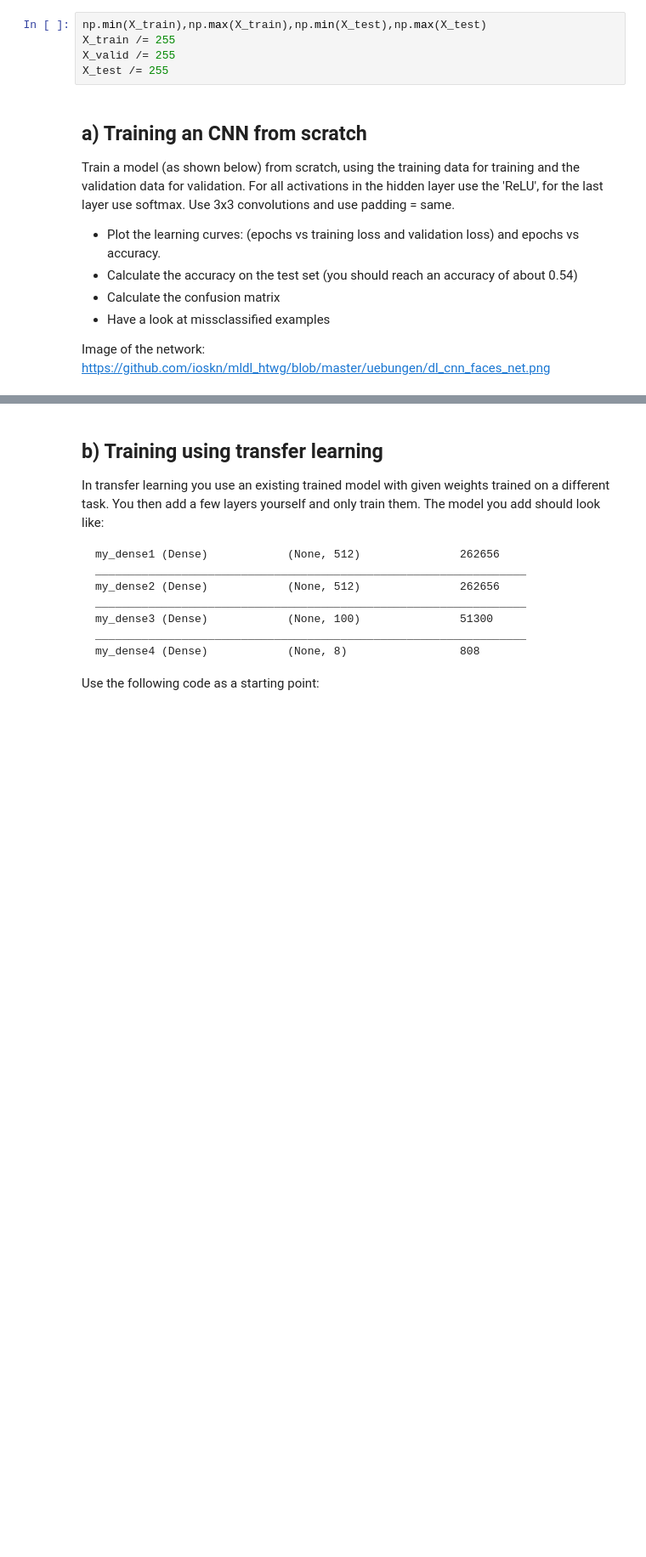
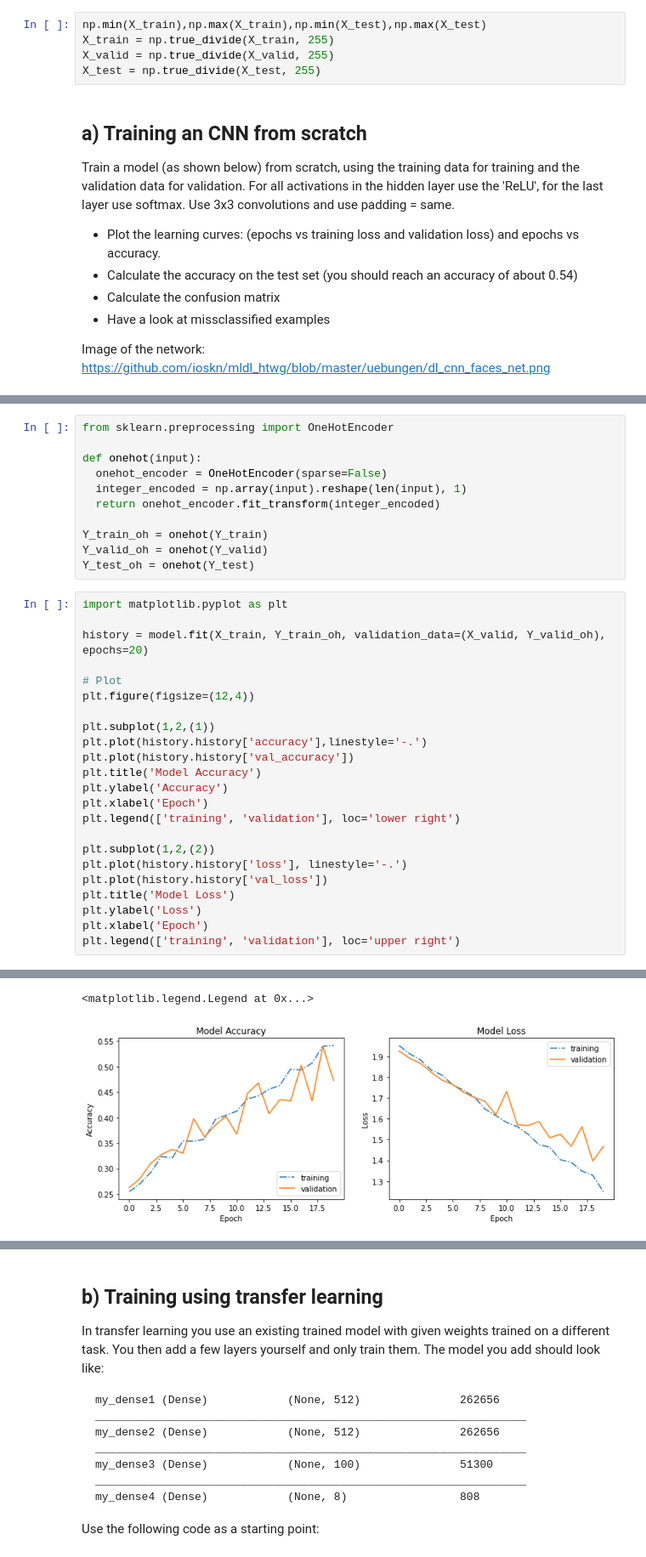
Before and after one commit to schmuecker/machine-learning-course, a Jupyter notebook: Deep Learning/02 edge_lovers_cnn/02.2 cl_cnn_faces.ipynb, the cells around one changed output, grey strips where cells are left out. Shown at 85% size. Drawn from its saved outputs; the diff is of its cells as text; blank space fills up the shorter version.

```diff
--- a/Deep Learning/02 edge_lovers_cnn/02.2 cl_cnn_faces.ipynb
+++ b/Deep Learning/02 edge_lovers_cnn/02.2 cl_cnn_faces.ipynb
@@ -78,8 +78,8 @@ print(Y_test.shape)
 # %%
 np.min(X_train),np.max(X_train),np.min(X_test),np.max(X_test)
-X_train /= 255
-X_valid /= 255
-X_test /= 255
+X_train = np.true_divide(X_train, 255)
+X_valid = np.true_divide(X_valid, 255)
+X_test = np.true_divide(X_test, 255)
 # %% [markdown]
 ## a) Training an CNN from scratch
 
@@ -94,0 +140,35 @@ https://github.com/ioskn/mldl_htwg/blob/master/uebungen/dl_cnn_faces_net.png
+# %%
+from sklearn.preprocessing import OneHotEncoder
+
+def onehot(input):
+  onehot_encoder = OneHotEncoder(sparse=False)
+  integer_encoded = np.array(input).reshape(len(input), 1)
+  return onehot_encoder.fit_transform(integer_encoded)
+
+Y_train_oh = onehot(Y_train)
+Y_valid_oh = onehot(Y_valid)
+Y_test_oh = onehot(Y_test)
+# %%
+import matplotlib.pyplot as plt
+
+history = model.fit(X_train, Y_train_oh, validation_data=(X_valid, Y_valid_oh), epochs=20)
+
+# Plot
+plt.figure(figsize=(12,4))
+
+plt.subplot(1,2,(1))
+plt.plot(history.history['accuracy'],linestyle='-.')
+plt.plot(history.history['val_accuracy'])
+plt.title('Model Accuracy')
+plt.ylabel('Accuracy')
+plt.xlabel('Epoch')
+plt.legend(['training', 'validation'], loc='lower right')
+
+plt.subplot(1,2,(2))
+plt.plot(history.history['loss'], linestyle='-.')
+plt.plot(history.history['val_loss'])
+plt.title('Model Loss')
+plt.ylabel('Loss')
+plt.xlabel('Epoch')
+plt.legend(['training', 'validation'], loc='upper right')
+# %% [output]
@@ -94,0 +192,2 @@ https://github.com/ioskn/mldl_htwg/blob/master/uebungen/dl_cnn_faces_net.png
+<matplotlib.legend.Legend at 0x...>
+[figure, added]
```
Also changed, not shown: parts of 13 cells of this notebook.
